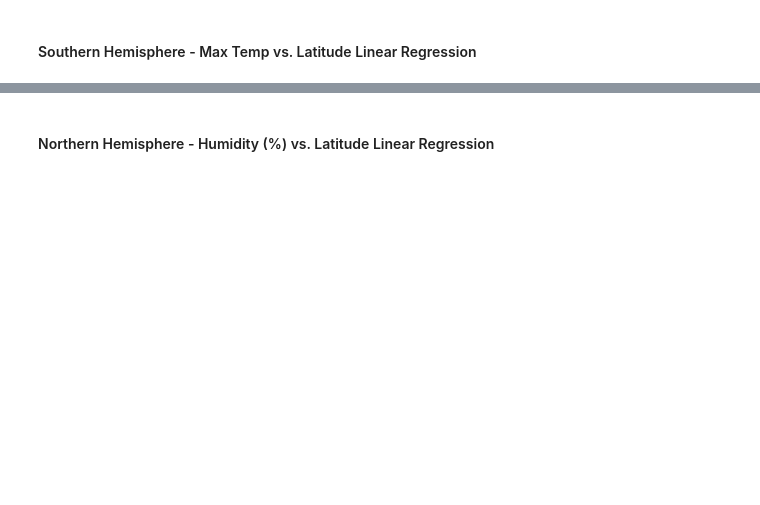
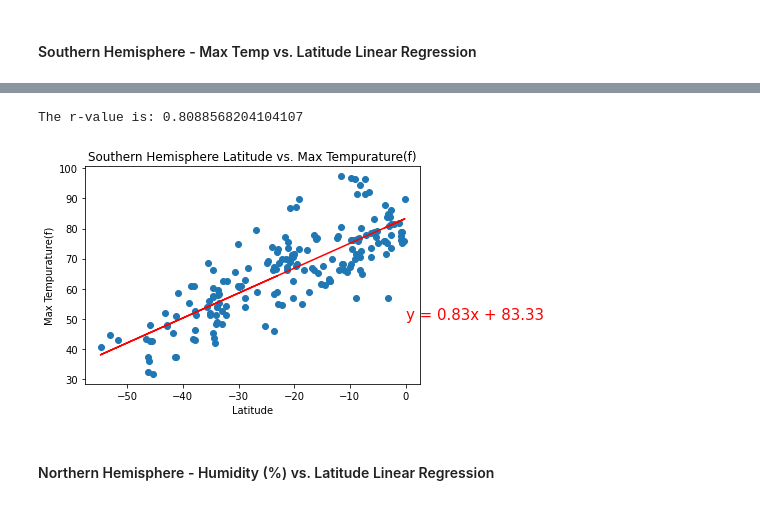
Before and after one commit to ASwigart/python-api-challenge, a Jupyter notebook: WeatherPy/WeatherPy.ipynb, the cells around one changed output, grey strips where cells are left out. Cells and saved outputs as stored; diff of their text form; code cells hidden in the pictures; blank space fills up the shorter version.

```diff
--- a/WeatherPy/WeatherPy.ipynb
+++ b/WeatherPy/WeatherPy.ipynb
@@ -406,2 +451,25 @@ The r-value is: 0.6082708688906918
+# %%
+# # make the data
+x = SHemi["Lat"]
+y = SHemi["Max Temp(f)"]
+
+(slope, intercept, rvalue, pvalue, stderr) = linregress(x, y)
+regress_values = x * slope + intercept
+line_eq = "y = " + str(round(slope,2)) + "x + " + str(round(intercept,2))
+
+plt.scatter(x, y, vmin=0, vmax=100)
+plt.plot(x,regress_values,"r-")
+plt.annotate(line_eq,(0,50),fontsize=15,color="red")
+# ax.set(xlim=(0, 80), xticks=np.arange(10, 80),
+#        ylim=(0, 100), yticks=np.arange(1, 100))
+# Create a title, x label, and y label for our chart
+plt.title("Southern Hemisphere Latitude vs. Max Tempurature(f)")
+plt.xlabel("Latitude")
+plt.ylabel("Max Tempurature(f)")
+print(f"The r-value is: {rvalue}")
+plt.show()
+# %% [output]
+The r-value is: 0.8088568204104107
+[figure, added]
 # %% [markdown]
 ####  Northern Hemisphere - Humidity (%) vs. Latitude Linear Regression
```
Also changed, not shown: parts of 30 cells of this notebook, 2 other files.
